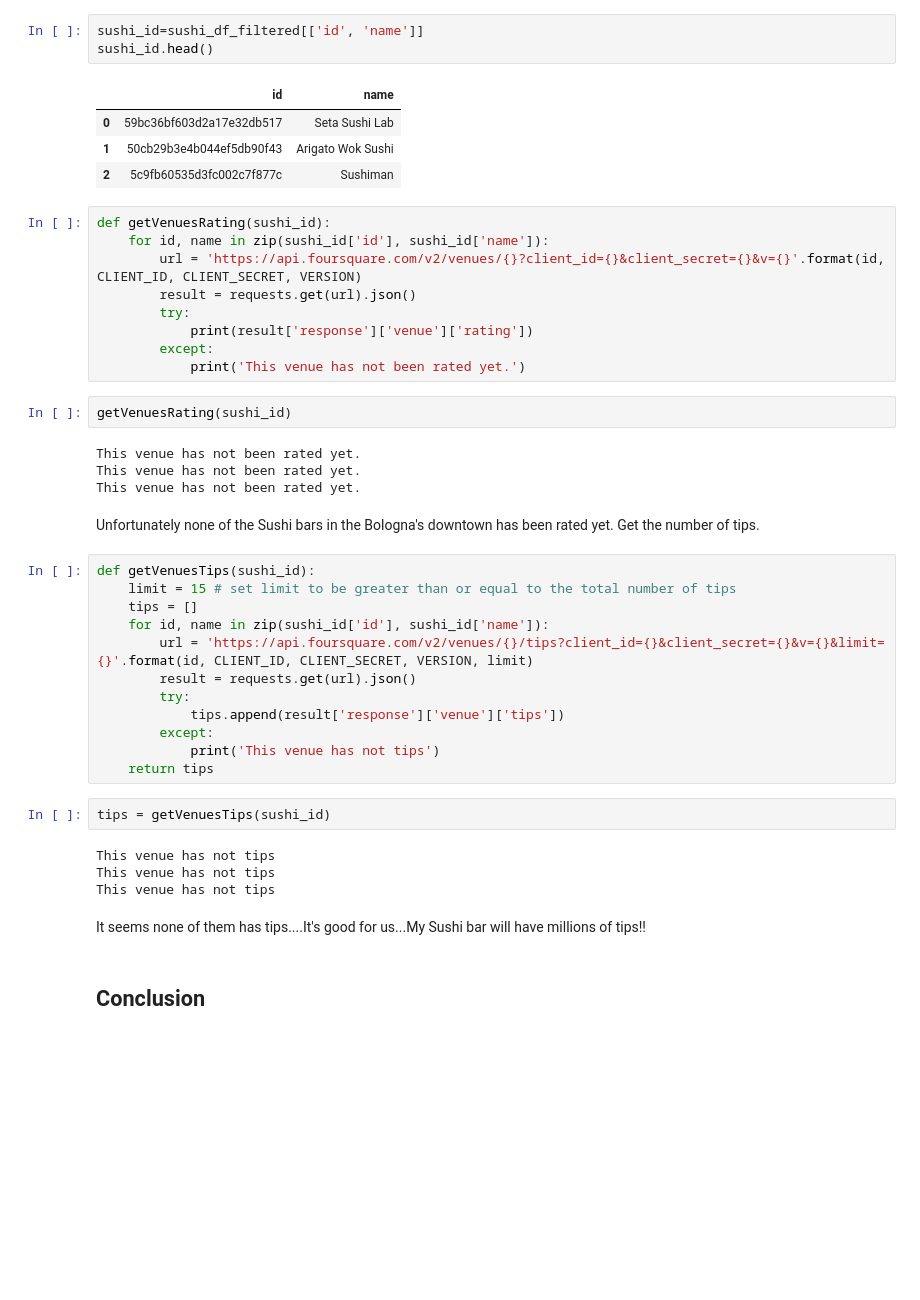
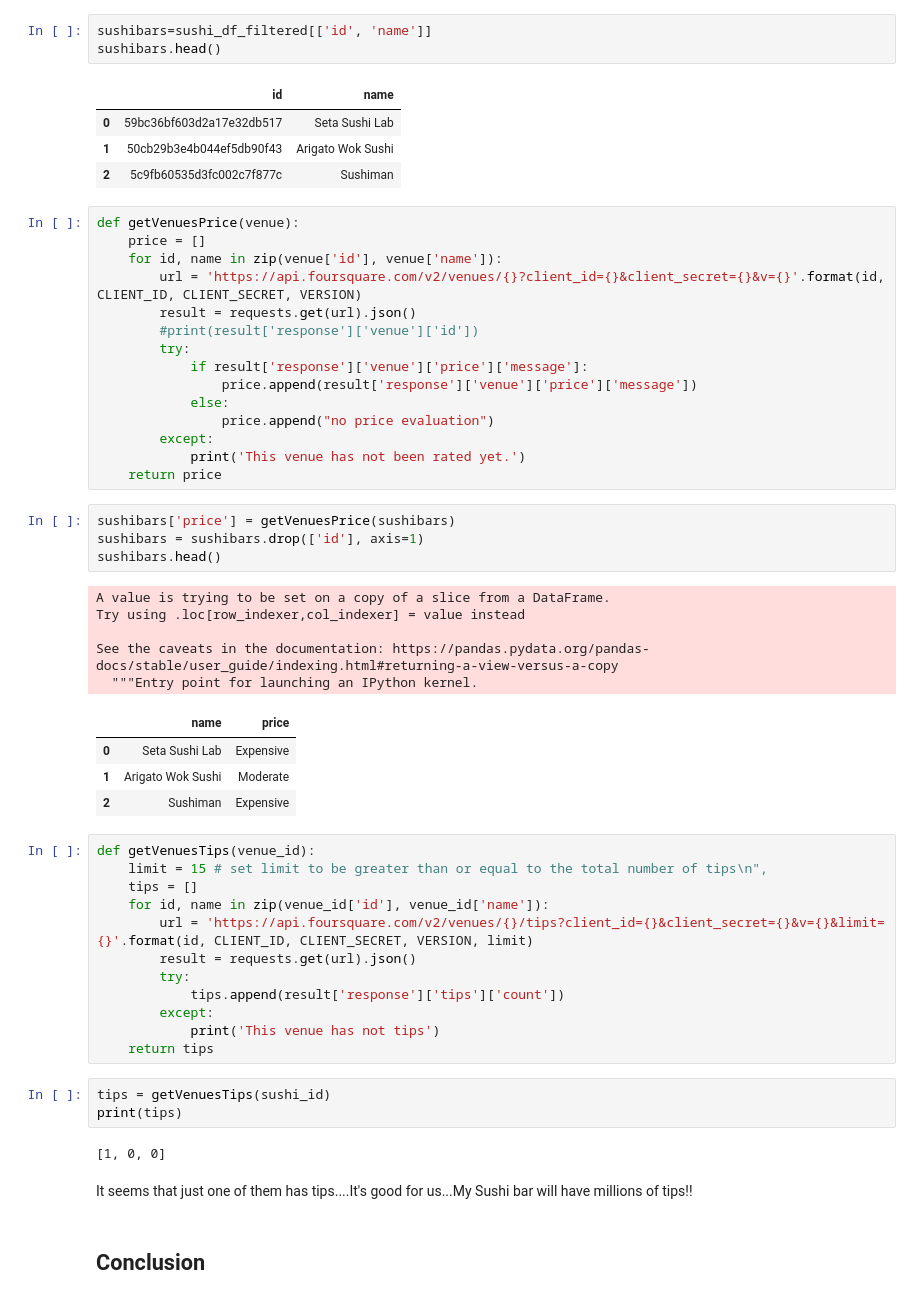
Before and after one commit to fabioantonini/Applied-Data-Science-Coursera-Capstone, a Jupyter notebook: Applied Data Science Capstone.ipynb, the cells around one changed output. Saved outputs shown, nothing was run; the diff lists cells and outputs as text; blank space fills up the shorter version.

```diff
--- a/Applied Data Science Capstone.ipynb
+++ b/Applied Data Science Capstone.ipynb
@@ -799,50 +872,61 @@ The Sushi restaurants are located in a small area. It's reasonable to take a sho
 # %% [markdown]
 I would like to understand the age of the customers of the  current Sushi bars. For example let's start to read the tips of the first one.
 # %%
-sushi_id=sushi_df_filtered[['id', 'name']]
-sushi_id.head()
+sushibars=sushi_df_filtered[['id', 'name']]
+sushibars.head()
 # %% [output]
 |  | id | name |
 | 0 | 59bc36bf603d2a17e32db517 | Seta Sushi Lab |
 | 1 | 50cb29b3e4b044ef5db90f43 | Arigato Wok Sushi |
 | 2 | 5c9fb60535d3fc002c7f877c | Sushiman |
 # %%
-def getVenuesRating(sushi_id):
-    for id, name in zip(sushi_id['id'], sushi_id['name']):
+def getVenuesPrice(venue):
+    price = []
+    for id, name in zip(venue['id'], venue['name']):
         url = 'https://api.foursquare.com/v2/venues/{}?client_id={}&client_secret={}&v={}'.format(id, CLIENT_ID, CLIENT_SECRET, VERSION)
         result = requests.get(url).json()
+        #print(result['response']['venue']['id'])
         try:
-            print(result['response']['venue']['rating'])
+            if result['response']['venue']['price']['message']:
+                price.append(result['response']['venue']['price']['message'])
+            else:
+                price.append("no price evaluation")
         except:
             print('This venue has not been rated yet.')
+    return price
-# %%
-getVenuesRating(sushi_id)
-# %% [output]
-This venue has not been rated yet.
-This venue has not been rated yet.
-This venue has not been rated yet.
-# %% [markdown]
-Unfortunately none of the Sushi bars in the Bologna's downtown has been rated yet. Get the number of tips.
+# %%
+sushibars['price'] = getVenuesPrice(sushibars)
+sushibars = sushibars.drop(['id'], axis=1)
+sushibars.head()
+# %% [output]
+A value is trying to be set on a copy of a slice from a DataFrame.
+Try using .loc[row_indexer,col_indexer] = value instead
+
+See the caveats in the documentation: https://pandas.pydata.org/pandas-docs/stable/user_guide/indexing.html#returning-a-view-versus-a-copy
+  """Entry point for launching an IPython kernel.
+|  | name | price |
+| 0 | Seta Sushi Lab | Expensive |
+| 1 | Arigato Wok Sushi | Moderate |
+| 2 | Sushiman | Expensive |
 # %%
-def getVenuesTips(sushi_id):
-    limit = 15 # set limit to be greater than or equal to the total number of tips
+def getVenuesTips(venue_id):
+    limit = 15 # set limit to be greater than or equal to the total number of tips\n",
     tips = []
-    for id, name in zip(sushi_id['id'], sushi_id['name']):
+    for id, name in zip(venue_id['id'], venue_id['name']):
         url = 'https://api.foursquare.com/v2/venues/{}/tips?client_id={}&client_secret={}&v={}&limit={}'.format(id, CLIENT_ID, CLIENT_SECRET, VERSION, limit)
         result = requests.get(url).json()
         try:
-            tips.append(result['response']['venue']['tips'])
+            tips.append(result['response']['tips']['count'])
         except:
             print('This venue has not tips')
     return tips
 # %%
 tips = getVenuesTips(sushi_id)
+print(tips)
 # %% [output]
-This venue has not tips
-This venue has not tips
-This venue has not tips
+[1, 0, 0]
 # %% [markdown]
-It seems none of them has tips....It's good for us...My Sushi bar will have millions of tips!!
+It seems that just one of them has tips....It's good for us...My Sushi bar will have millions of tips!!
 # %% [markdown]
 ## Conclusion<a name="conclusion"></a>
 # %% [markdown]
```
Also changed, not shown: parts of 20 cells of this notebook, 15 other files.
